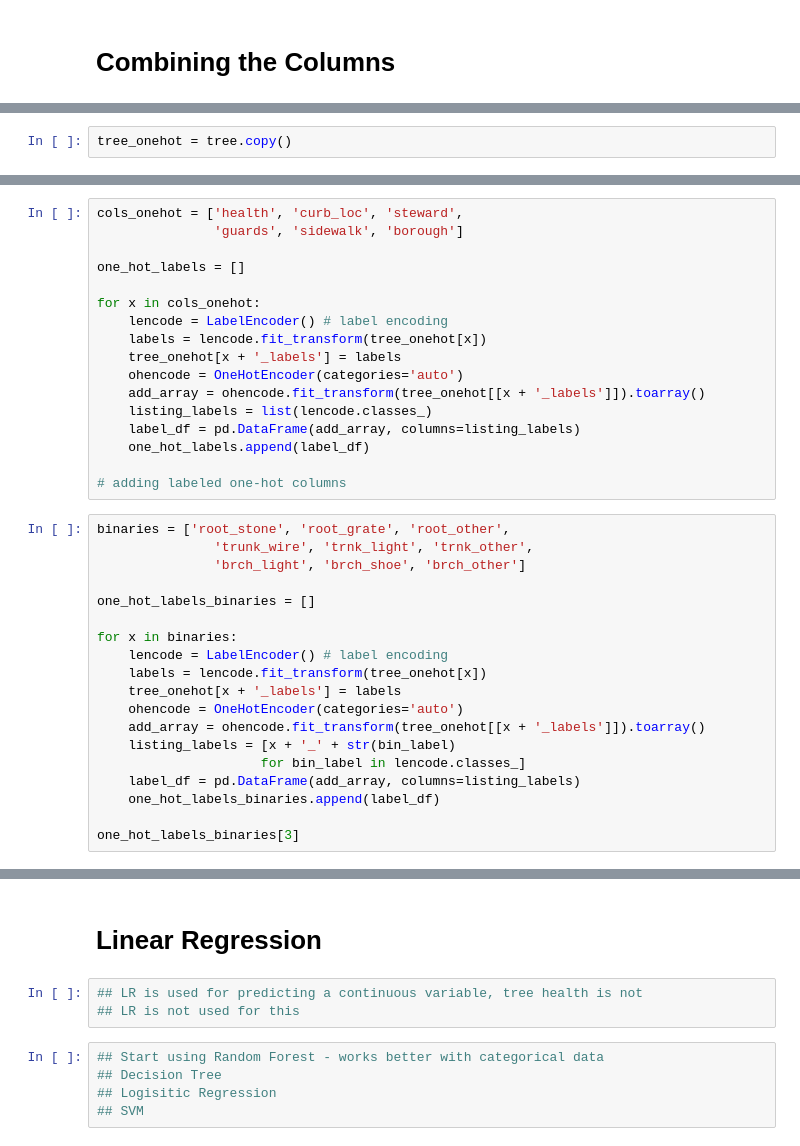
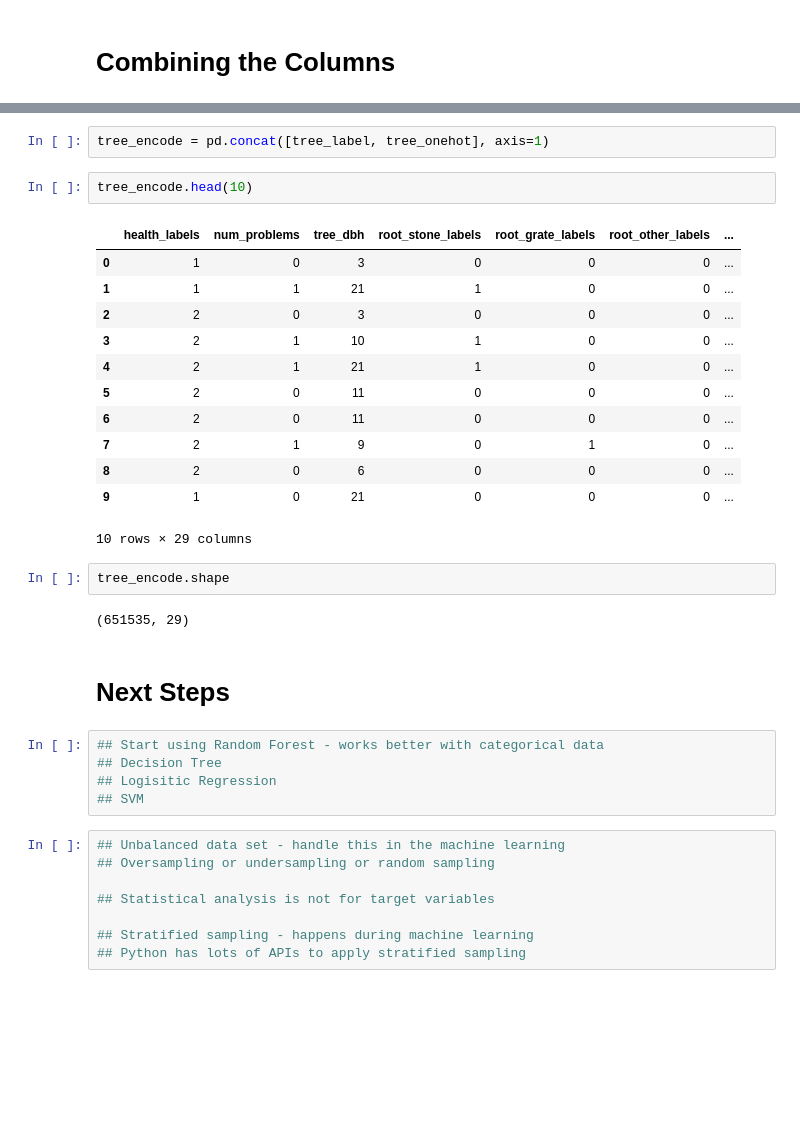
Before and after one commit to annasophiat/tree-health-census, a Jupyter notebook: tree_census_statistical_analysis.ipynb, the cells around one changed output, grey strips where cells are left out. Cells and saved outputs as stored; diff of their text form; blank space fills up the shorter version.

```diff
--- a/tree_census_statistical_analysis.ipynb
+++ b/tree_census_statistical_analysis.ipynb
@@ -663,2 +630,0 @@ We are encoding the data using one-hot encoder.
-# %%
-tree_onehot = tree.copy()
@@ -673,36 +630,0 @@ Index(['tree_dbh', 'curb_loc', 'health', 'spc_common', 'steward', 'guards',
-# %%
-cols_onehot = ['health', 'curb_loc', 'steward',
-               'guards', 'sidewalk', 'borough']
-
-one_hot_labels = []
-
-for x in cols_onehot:
-    lencode = LabelEncoder() # label encoding
-    labels = lencode.fit_transform(tree_onehot[x])
-    tree_onehot[x + '_labels'] = labels
-    ohencode = OneHotEncoder(categories='auto')
-    add_array = ohencode.fit_transform(tree_onehot[[x + '_labels']]).toarray()
-    listing_labels = list(lencode.classes_)
-    label_df = pd.DataFrame(add_array, columns=listing_labels)
-    one_hot_labels.append(label_df)
-
-# adding labeled one-hot columns
-# %%
-binaries = ['root_stone', 'root_grate', 'root_other',
-               'trunk_wire', 'trnk_light', 'trnk_other',
-               'brch_light', 'brch_shoe', 'brch_other']
-
-one_hot_labels_binaries = []
-
-for x in binaries:
-    lencode = LabelEncoder() # label encoding
-    labels = lencode.fit_transform(tree_onehot[x])
-    tree_onehot[x + '_labels'] = labels
-    ohencode = OneHotEncoder(categories='auto')
-    add_array = ohencode.fit_transform(tree_onehot[[x + '_labels']]).toarray()
-    listing_labels = [x + '_' + str(bin_label)
-                     for bin_label in lencode.classes_]
-    label_df = pd.DataFrame(add_array, columns=listing_labels)
-    one_hot_labels_binaries.append(label_df)
-
-one_hot_labels_binaries[3]
@@ -723,10 +631,36 @@ one_hot_labels_binaries[3]
-# %% [markdown]
-# Linear Regression
-# %%
-## LR is used for predicting a continuous variable, tree health is not
-## LR is not used for this
+# %%
+tree_encode = pd.concat([tree_label, tree_onehot], axis=1)
+# %%
+tree_encode.head(10)
+# %% [output]
+|  | health_labels | num_problems | tree_dbh | root_stone_labels | root_grate_labels | root_other_labels | ... |
+| 0 | 1 | 0 | 3 | 0 | 0 | 0 | ... |
+| 1 | 1 | 1 | 21 | 1 | 0 | 0 | ... |
+| 2 | 2 | 0 | 3 | 0 | 0 | 0 | ... |
+| 3 | 2 | 1 | 10 | 1 | 0 | 0 | ... |
+| 4 | 2 | 1 | 21 | 1 | 0 | 0 | ... |
+| 5 | 2 | 0 | 11 | 0 | 0 | 0 | ... |
+| 6 | 2 | 0 | 11 | 0 | 0 | 0 | ... |
+| 7 | 2 | 1 | 9 | 0 | 1 | 0 | ... |
+| 8 | 2 | 0 | 6 | 0 | 0 | 0 | ... |
+| 9 | 1 | 0 | 21 | 0 | 0 | 0 | ... |
+10 rows × 29 columns
+# %%
+tree_encode.shape
+# %% [output]
+(651535, 29)
+# %% [markdown]
+# Next Steps
 # %%
 ## Start using Random Forest - works better with categorical data
 ## Decision Tree
 ## Logisitic Regression
 ## SVM
+# %%
+## Unbalanced data set - handle this in the machine learning
+## Oversampling or undersampling or random sampling
+
+## Statistical analysis is not for target variables
+
+## Stratified sampling - happens during machine learning
+## Python has lots of APIs to apply stratified sampling
```
Also changed, not shown: parts of 69 cells of this notebook.
